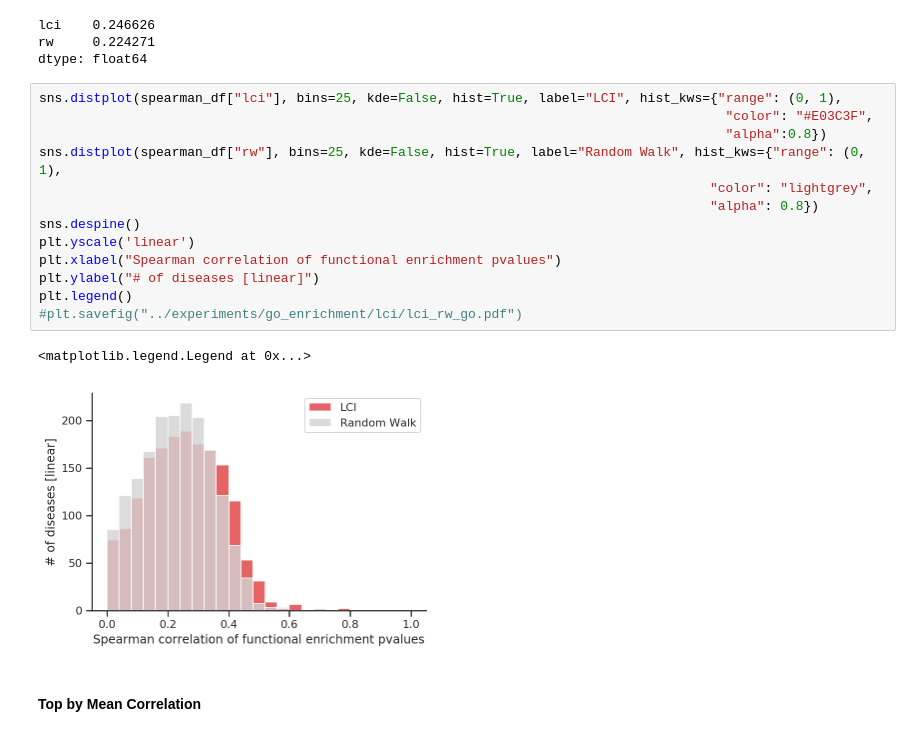
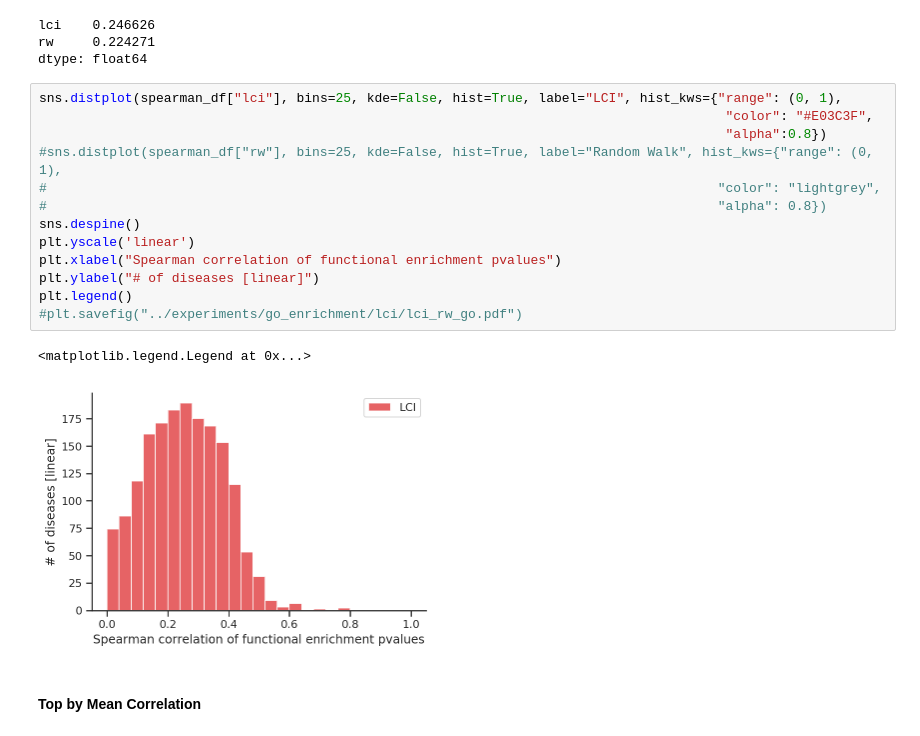
Before and after one commit to seyuboglu/milieu, a Jupyter notebook: experiments/go_enrichment/go_enrichment.ipynb, the cells around one changed output. Drawn from its saved outputs; the diff is of its cells as text.

```diff
--- a/experiments/go_enrichment/go_enrichment.ipynb
+++ b/experiments/go_enrichment/go_enrichment.ipynb
@@ -241,19 +241,19 @@ dtype: float64
 # %%
 sns.distplot(spearman_df["lci"], bins=25, kde=False, hist=True, label="LCI", hist_kws={"range": (0, 1),
                                                                                         "color": "#E03C3F",
                                                                                         "alpha":0.8})
-sns.distplot(spearman_df["rw"], bins=25, kde=False, hist=True, label="Random Walk", hist_kws={"range": (0, 1),
-                                                                                      "color": "lightgrey",
-                                                                                      "alpha": 0.8})
+#sns.distplot(spearman_df["rw"], bins=25, kde=False, hist=True, label="Random Walk", hist_kws={"range": (0, 1),
+#                                                                                      "color": "lightgrey",
+#                                                                                      "alpha": 0.8})
 sns.despine()
 plt.yscale('linear')
 plt.xlabel("Spearman correlation of functional enrichment pvalues")
 plt.ylabel("# of diseases [linear]")
 plt.legend()
 #plt.savefig("../experiments/go_enrichment/lci/lci_rw_go.pdf")
 # %% [output]
 <matplotlib.legend.Legend at 0x...>
-[figure, old version]
+[figure, new version]
 # %% [markdown]
 #### Top by Mean Correlation
 # %%
```
Also changed, not shown: 3 other files.
